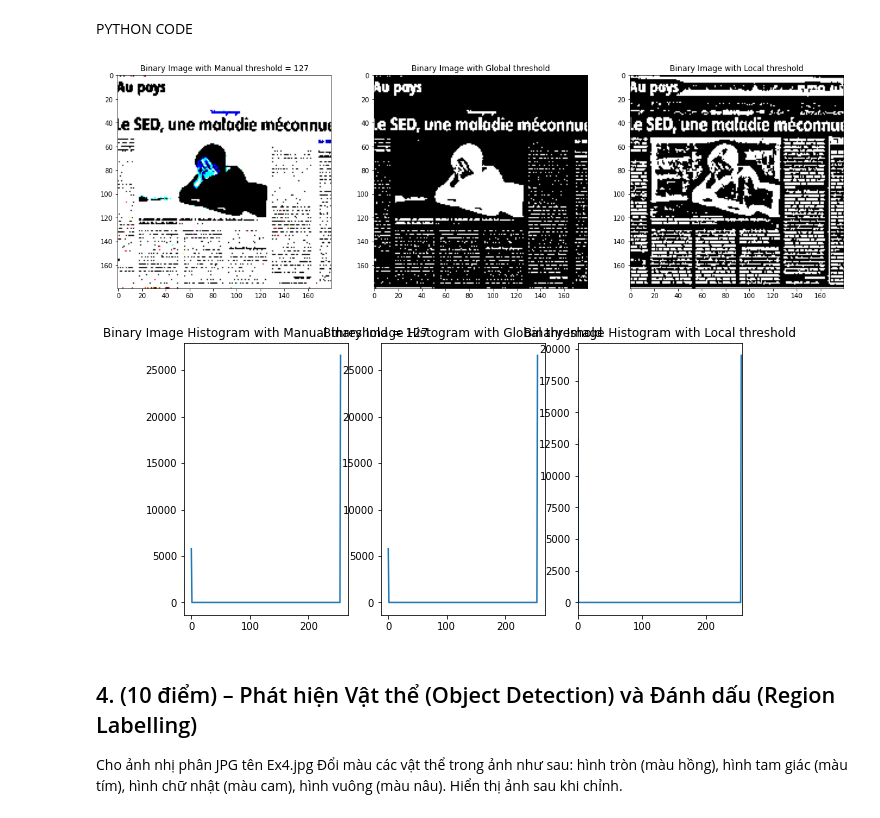
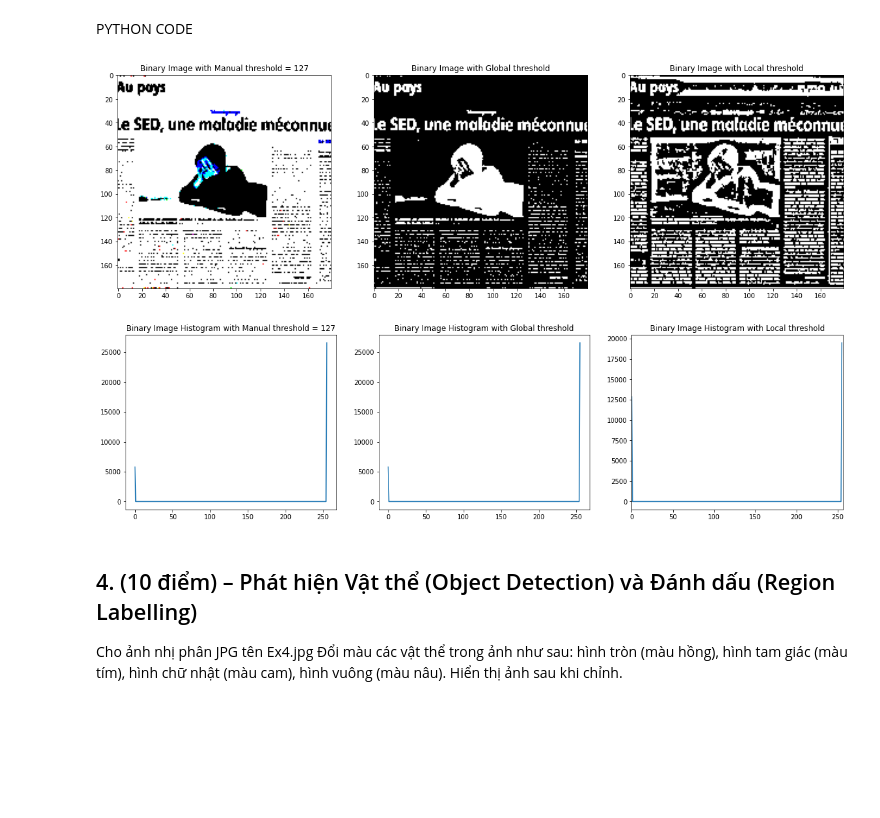
Before and after one commit to khanh22mse23057/Semester2-DIP, a Jupyter notebook: FSBMSE_[Digital_Image_and_Video_Processing]_Final_Assignment.ipynb, the cells around one changed output. Drawn from its saved outputs; the diff is of its cells as text; code cells hidden in the pictures; blank space fills up the shorter version.

```diff
--- a/FSBMSE_[Digital_Image_and_Video_Processing]_Final_Assignment.ipynb
+++ b/FSBMSE_[Digital_Image_and_Video_Processing]_Final_Assignment.ipynb
@@ -293,35 +293,35 @@ constant = 2
 _local_binary_img = cv2.adaptiveThreshold(gray_img , 255, cv2.ADAPTIVE_THRESH_MEAN_C, cv2.THRESH_BINARY, block_size, constant)
 _local_hist = cv2.calcHist([_local_binary_img], [0], None, [256], [0, 256])
 # Apply local thresholding using adaptiveThreshold
 
 # Show images
 fig, axs = plt.subplots(1, 3, figsize=(20, 10))
 axs[0].imshow(_manual_binary_image, cmap='binary')
 axs[0].set_title('Binary Image with Manual threshold = 127')
 axs[1].imshow(_global_binary_img, cmap='binary')
 axs[1].set_title('Binary Image with Global threshold')
 axs[2].imshow(_local_binary_img, cmap='binary')
 axs[2].set_title('Binary Image with Local threshold')
 plt.show()
 
-fig, axs1 = plt.subplots(1, 3, figsize=(10, 5))
+fig, axs1 = plt.subplots(1, 3, figsize=(20, 5))
 axs1[0].plot(_global_hist)
 plt.xlim([0, 256])
 axs1[0].set_title('Binary Image Histogram with Manual threshold = 127')
 axs1[1].plot(_global_hist)
 plt.xlim([0, 256])
 axs1[1].set_title('Binary Image Histogram with Global threshold')
 axs1[2].plot(_local_hist)
 plt.xlim([0, 256])
 axs1[2].set_title('Binary Image Histogram with Local threshold')
 plt.show()
 
 # Turn off axis for all subplots
 for ax in axs.flat:
     ax.axis('off')
 # %% [output]
 [figure]
-[figure, old version]
+[figure, new version]
 # %% [markdown]
 ## 4. (10 điểm) – Phát hiện Vật thể (Object Detection) và Đánh dấu (Region Labelling)
 Cho ảnh nhị phân JPG tên Ex4.jpg
```
Also changed, not shown: parts of 2 cells of this notebook.
